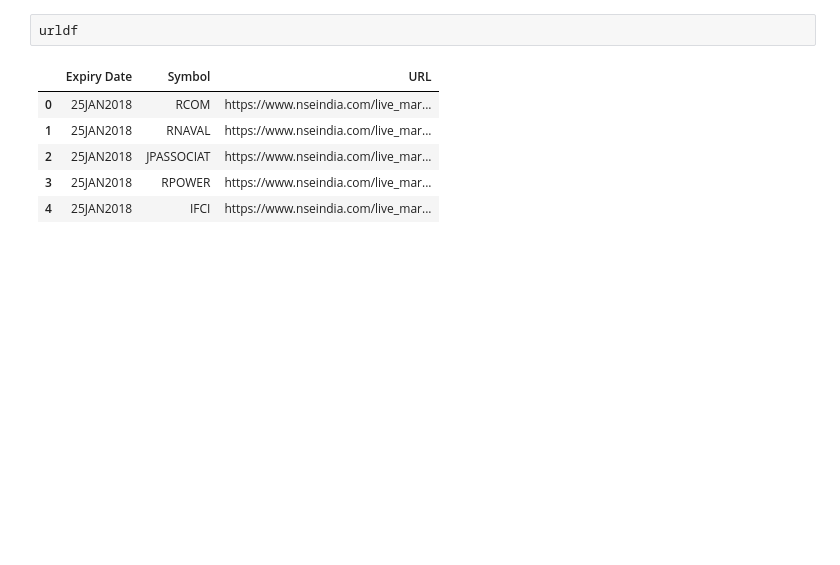
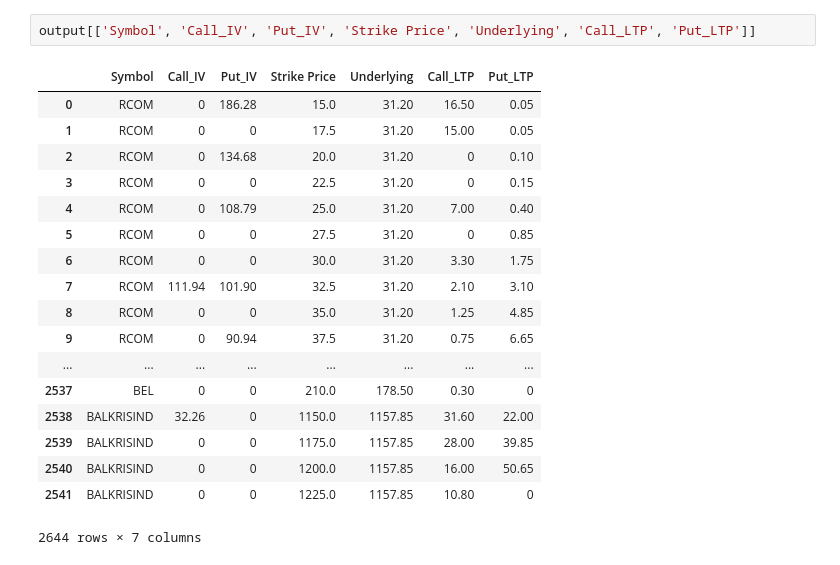
Before and after one commit to reservoirinvest/z_old_ibkr, a Jupyter notebook: nse_v2.ipynb, the cells around one changed output. Drawn from its saved outputs; the diff is of its cells as text; blank space fills up the shorter version.

```diff
--- a/nse_v2.ipynb
+++ b/nse_v2.ipynb
@@ -75,9 +89,21 @@ pd.concat(v(urldf.URL, urldf['Expiry Date'], urldf.Symbol))
-# %%
-urldf
-# %% [output]
-|  | Expiry Date | Symbol | URL |
-| 0 | 25JAN2018 | RCOM | https://www.nseindia.com/live_mar... |
-| 1 | 25JAN2018 | RNAVAL | https://www.nseindia.com/live_mar... |
-| 2 | 25JAN2018 | JPASSOCIAT | https://www.nseindia.com/live_mar... |
-| 3 | 25JAN2018 | RPOWER | https://www.nseindia.com/live_mar... |
-| 4 | 25JAN2018 | IFCI | https://www.nseindia.com/live_mar... |
+# %%
+output[['Symbol', 'Call_IV', 'Put_IV', 'Strike Price', 'Underlying', 'Call_LTP', 'Put_LTP']]
+# %% [output]
+|  | Symbol | Call_IV | Put_IV | Strike Price | Underlying | Call_LTP | Put_LTP |
+| 0 | RCOM | 0 | 186.28 | 15.0 | 31.20 | 16.50 | 0.05 |
+| 1 | RCOM | 0 | 0 | 17.5 | 31.20 | 15.00 | 0.05 |
+| 2 | RCOM | 0 | 134.68 | 20.0 | 31.20 | 0 | 0.10 |
+| 3 | RCOM | 0 | 0 | 22.5 | 31.20 | 0 | 0.15 |
+| 4 | RCOM | 0 | 108.79 | 25.0 | 31.20 | 7.00 | 0.40 |
+| 5 | RCOM | 0 | 0 | 27.5 | 31.20 | 0 | 0.85 |
+| 6 | RCOM | 0 | 0 | 30.0 | 31.20 | 3.30 | 1.75 |
+| 7 | RCOM | 111.94 | 101.90 | 32.5 | 31.20 | 2.10 | 3.10 |
+| 8 | RCOM | 0 | 0 | 35.0 | 31.20 | 1.25 | 4.85 |
+| 9 | RCOM | 0 | 90.94 | 37.5 | 31.20 | 0.75 | 6.65 |
+| ... | ... | ... | ... | ... | ... | ... | ... |
+| 2537 | BEL | 0 | 0 | 210.0 | 178.50 | 0.30 | 0 |
+| 2538 | BALKRISIND | 32.26 | 0 | 1150.0 | 1157.85 | 31.60 | 22.00 |
+| 2539 | BALKRISIND | 0 | 0 | 1175.0 | 1157.85 | 28.00 | 39.85 |
+| 2540 | BALKRISIND | 0 | 0 | 1200.0 | 1157.85 | 16.00 | 50.65 |
+| 2541 | BALKRISIND | 0 | 0 | 1225.0 | 1157.85 | 10.80 | 0 |
+2644 rows × 7 columns
```
Also changed, not shown: parts of 1 cell of this notebook.
